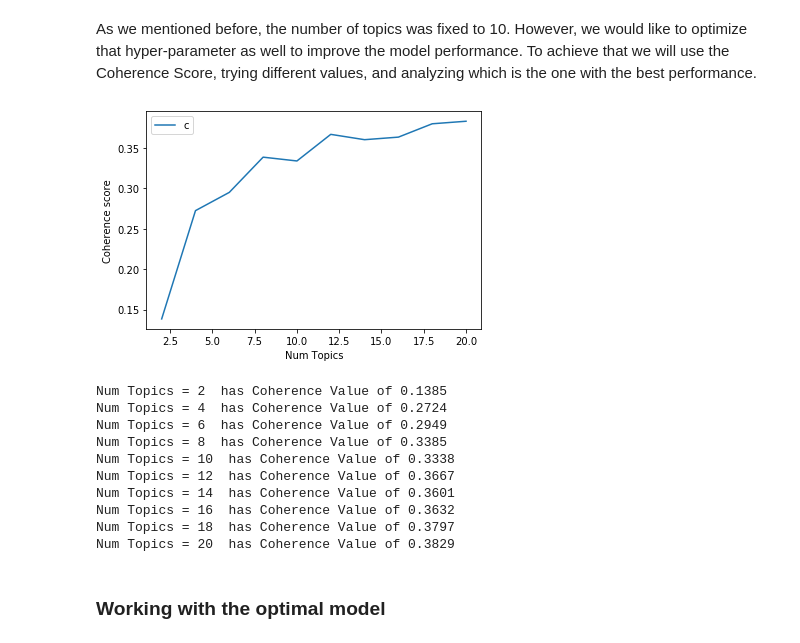
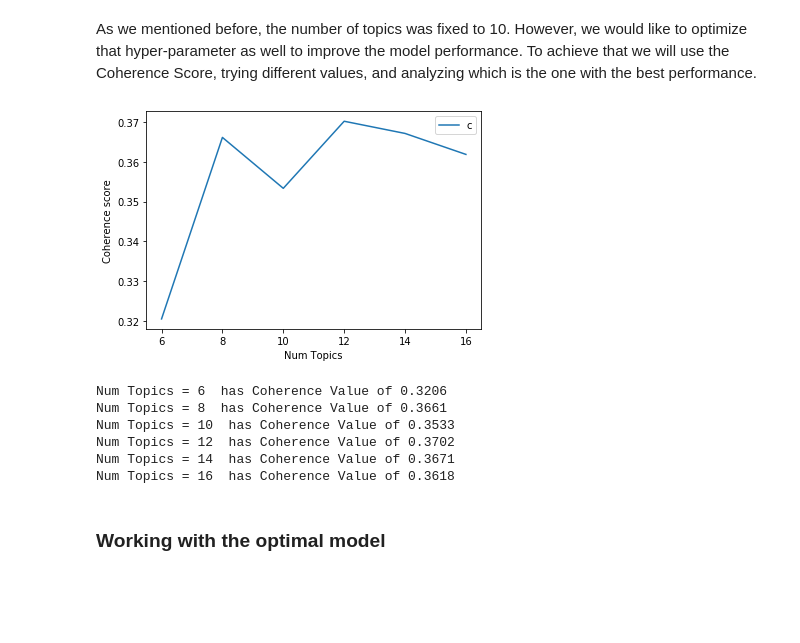
Before and after one commit to opardo/BlackLivesMatter, a Jupyter notebook: TopicModeling/get_topics_ferguson_mikebrown.ipynb, the cells around one changed output. Saved outputs shown, nothing was run; the diff lists cells and outputs as text; code cells hidden in the pictures; blank space fills up the shorter version.

```diff
--- a/TopicModeling/get_topics_ferguson_mikebrown.ipynb
+++ b/TopicModeling/get_topics_ferguson_mikebrown.ipynb
@@ -112,8 +113,8 @@ print(tweet_words_nostops[0])
 There are concepts like _Eric Garner_ or _New York_ which make more sense to be analyzed as a single word, than being split into two. To achieve that we will use the concept of bigrams and trigrams.
 # %%
 # Build the bigram and trigram models
-bigram = gensim.models.Phrases(data_words, min_count=5, threshold=20) # higher threshold fewer phrases.
-trigram = gensim.models.Phrases(bigram[data_words], threshold=20)
+bigram = gensim.models.Phrases(data_words_nostops, min_count=5, threshold=20) # higher threshold fewer phrases.
+trigram = gensim.models.Phrases(bigram[data_words_nostops], threshold=20)
 
 # Faster way to get a sentence clubbed as a trigram/bigram
 bigram_mod = gensim.models.phrases.Phraser(bigram)
@@ -156,7 +157,9 @@ Finally, we would like to tackle one last challenge: The fact that a word used a
 These kinds of problems are solved by _Lemmatization_ , a technique that transforms any single word to its root.
 # %%
 # Do lemmatization keeping only noun, adj, vb, adv
-data_lemmatized = lemmatization(data_words_bigrams, allowed_postags=['NOUN', 'ADJ', 'VERB', 'ADV'])
+data_lemmatized =  unique_list_of_lists(remove_stopwords(
+    lemmatization(data_words_bigrams, allowed_postags=['NOUN', 'ADJ', 'VERB', 'ADV'])
+))
 
 # Example
 tweet_lemmatized = lemmatization(tweet_words_bigrams, allowed_postags=['NOUN', 'ADJ', 'VERB', 'ADV'])
@@ -271,16 +288,16 @@ def compute_coherence_values(dictionary, corpus, texts, limit, start=2, step=3):
     coherence_values = []
     model_list = []
     for num_topics in range(start, limit, step):
-        model = gensim.models.wrappers.LdaMallet(
-            mallet_path,
-            corpus=corpus,
-            num_topics=num_topics,
-            id2word=id2word,
-            alpha=1,
-            optimize_interval=50,
-            workers=7,
-            random_seed=2019
-        )
+        mallet_model = gensim.models.wrappers.LdaMallet(mallet_path,
+                                            corpus=corpus,
+                                            num_topics=num_topics,
+                                            id2word=id2word,
+                                            alpha=1,
+                                            optimize_interval=50,
+                                            workers=7,
+                                            random_seed=2019)
+
+        model = gensim.models.wrappers.ldamallet.malletmodel2ldamodel(mallet_model)
         model_list.append(model)
         coherencemodel = CoherenceModel(model=model, texts=texts, dictionary=dictionary, coherence='c_v')
         coherence_values.append(coherencemodel.get_coherence())
@@ -288,33 +305,36 @@ def compute_coherence_values(dictionary, corpus, texts, limit, start=2, step=3):
     return model_list, coherence_values
 # %%
 # Can take a long time to run.
-model_list, coherence_values = compute_coherence_values(dictionary=id2word, corpus=corpus, texts=data_lemmatized, start=2, limit=22, step=2)
+limit = 18
+start = 6
+step = 2
+model_list, coherence_values = compute_coherence_values(dictionary=id2word,
+                                                        corpus=corpus,
+                                                        texts=texts,
+                                                        start=start,
+                                                        limit=limit,
+                                                        step=step)
 # %%
 # Show graph
-limit=22; start=2; step=2;
 x = range(start, limit, step)
 plt.plot(x, coherence_values)
 plt.xlabel("Num Topics")
 plt.ylabel("Coherence score")
 plt.legend(("coherence_values"), loc='best')
 plt.show()
 # %% [output]
-[figure, old version]
+[figure, new version]
 # %%
 # Print the coherence scores
 for m, cv in zip(x, coherence_values):
     print("Num Topics =", m, " has Coherence Value of", round(cv, 4))
 # %% [output]
-Num Topics = 2  has Coherence Value of 0.1385
-Num Topics = 4  has Coherence Value of 0.2724
-Num Topics = 6  has Coherence Value of 0.2949
-Num Topics = 8  has Coherence Value of 0.3385
-Num Topics = 10  has Coherence Value of 0.3338
-Num Topics = 12  has Coherence Value of 0.3667
-Num Topics = 14  has Coherence Value of 0.3601
-Num Topics = 16  has Coherence Value of 0.3632
-Num Topics = 18  has Coherence Value of 0.3797
-Num Topics = 20  has Coherence Value of 0.3829
+Num Topics = 6  has Coherence Value of 0.3206
+Num Topics = 8  has Coherence Value of 0.3661
+Num Topics = 10  has Coherence Value of 0.3533
+Num Topics = 12  has Coherence Value of 0.3702
+Num Topics = 14  has Coherence Value of 0.3671
+Num Topics = 16  has Coherence Value of 0.3618
 # %% [markdown]
 ### Working with the optimal model
 # %% [markdown]
```
Also changed, not shown: parts of 30 cells of this notebook.
